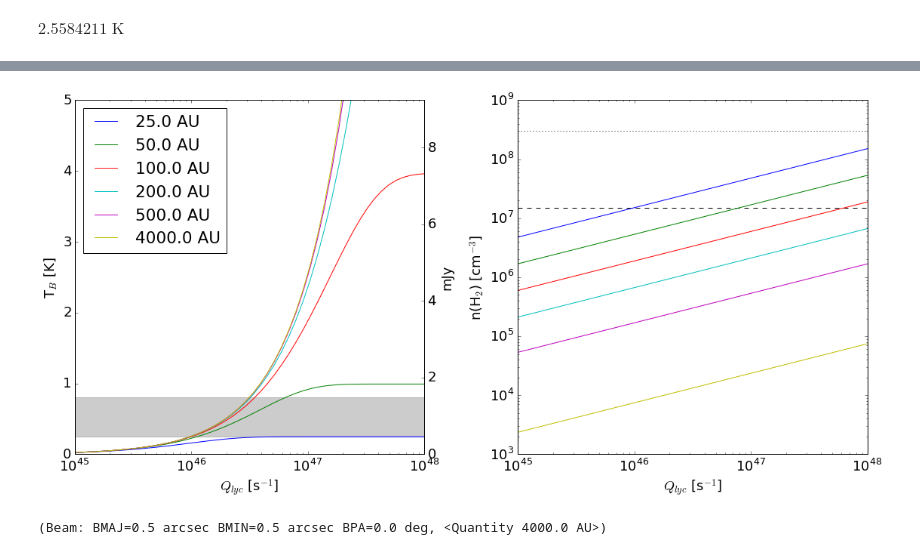
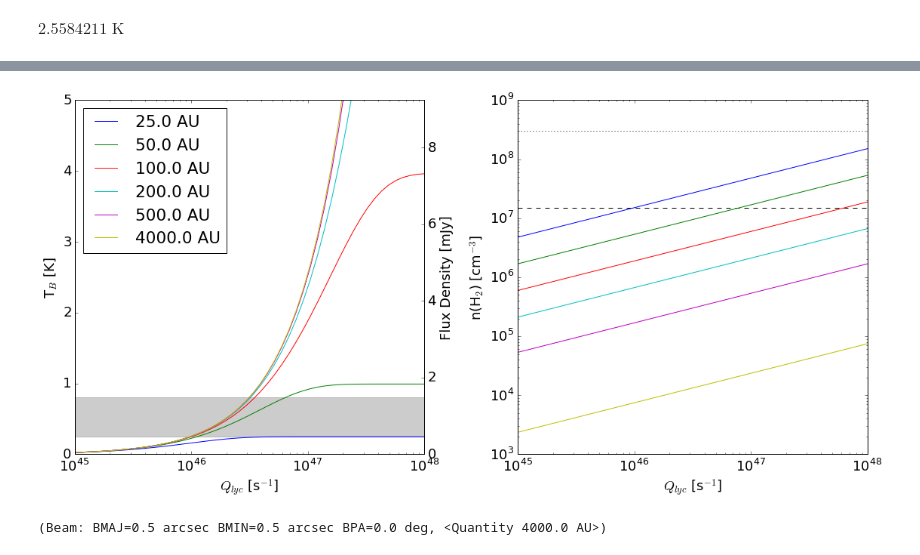
Before and after one commit to keflavich/SgrB2_ALMA_3mm_Mosaic, a Jupyter notebook: analysis/HII region brightness.ipynb, the cells around one changed output, grey strips where cells are left out. Drawn from its saved outputs; the diff is of its cells as text; code cells hidden in the pictures.

```diff
--- a/analysis/HII region brightness.ipynb
+++ b/analysis/HII region brightness.ipynb
@@ -164,34 +164,34 @@ $[0.028210839,~0.035682322,~0.045132484,~0.057085277,~0.072203363,~0.091324805,~
 # %%
 pl.figure(figsize=(16,8))
 pl.rcParams['font.size']=18
 ax1 = pl.subplot(1,2,1)
 ax2 = pl.subplot(1,2,2)
 Qlyc = np.logspace(45,48)*u.s**-1
 beam_pc = (0.5*u.arcsec * distance).to(u.pc, u.dimensionless_angles())
 for source_size in [25,50,100,200,500,4000]*u.au:
     tb = Tb_beamdiluted(Qlyc=Qlyc, R=source_size, beam=beam_pc)
     density = dens(Qlyc=Qlyc, R=source_size)
 
     ax1.semilogx(Qlyc, tb, label=source_size)
     ax2.loglog(Qlyc, density, label=source_size)
 ax1.fill_between([Qlyc[0].value, Qlyc[-1].value],
                  [0.05*5]*2, [0.16*5]*2, color='k', alpha=0.2, zorder=-10)
 ax1.legend(loc='best')
 ax1twin = ax1.twinx()
 ax1twin.set_ylim(0, (5*u.K).to(u.mJy, u.brightness_temperature(beam, cfreq)).value)
-ax1twin.set_ylabel('mJy')
+ax1twin.set_ylabel('Flux Density [mJy]')
 ax1.set_ylim(0,5)
 ax1.set_xlabel("$Q_{lyc}$ [s$^{-1}$]")
 ax2.set_xlabel("$Q_{lyc}$ [s$^{-1}$]")
 ax1.set_ylabel("T$_B$ [K]")
 ax2.set_ylabel("n(H$_2$) [cm$^{-3}$]")
 ax2.hlines(1.5e7, Qlyc[0].value, Qlyc[-1].value,color='k', linestyle='--')
 ax2.hlines(3e8, Qlyc[0].value, Qlyc[-1].value,color='k', linestyle=':')
 
 pl.tight_layout()
 pl.savefig("/Users/adam/work/sgrb2/alma/figures/HII_region_brightness.png", bbox_inches='tight', dpi=150)
 # %% [output]
-[figure, old version]
+[figure, new version]
 # %%
 beam,source_size
 # %% [output]
```
Also changed, not shown: 8 other files.
